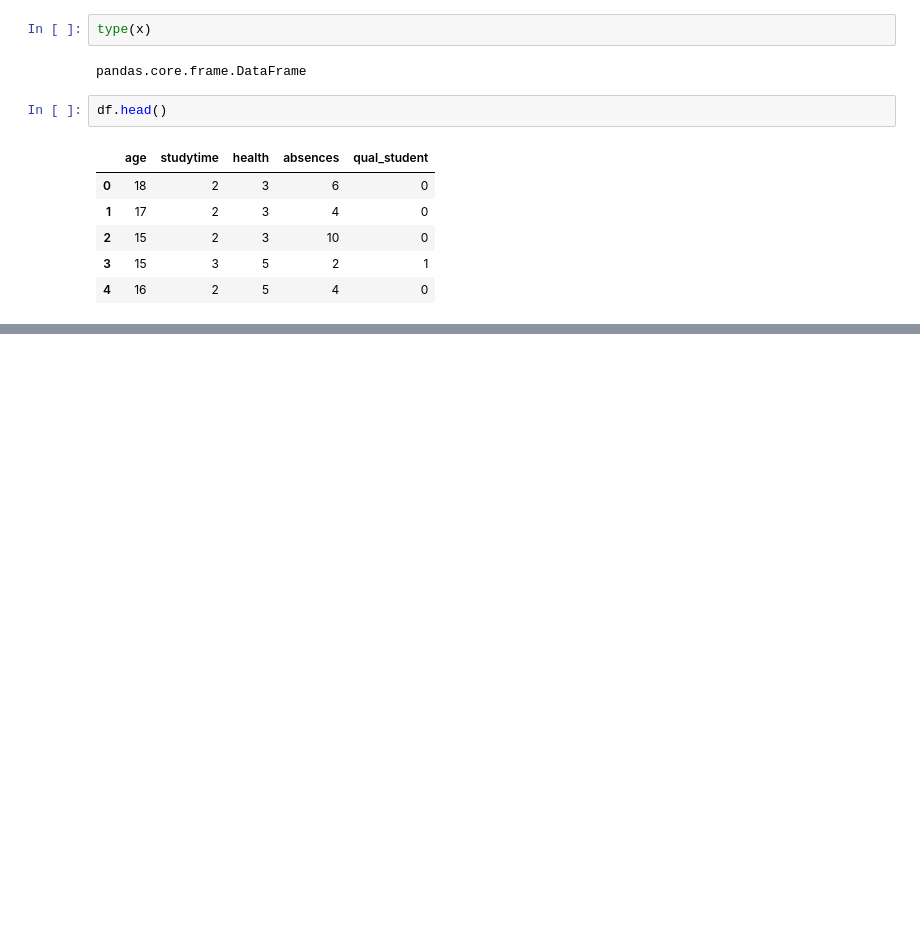
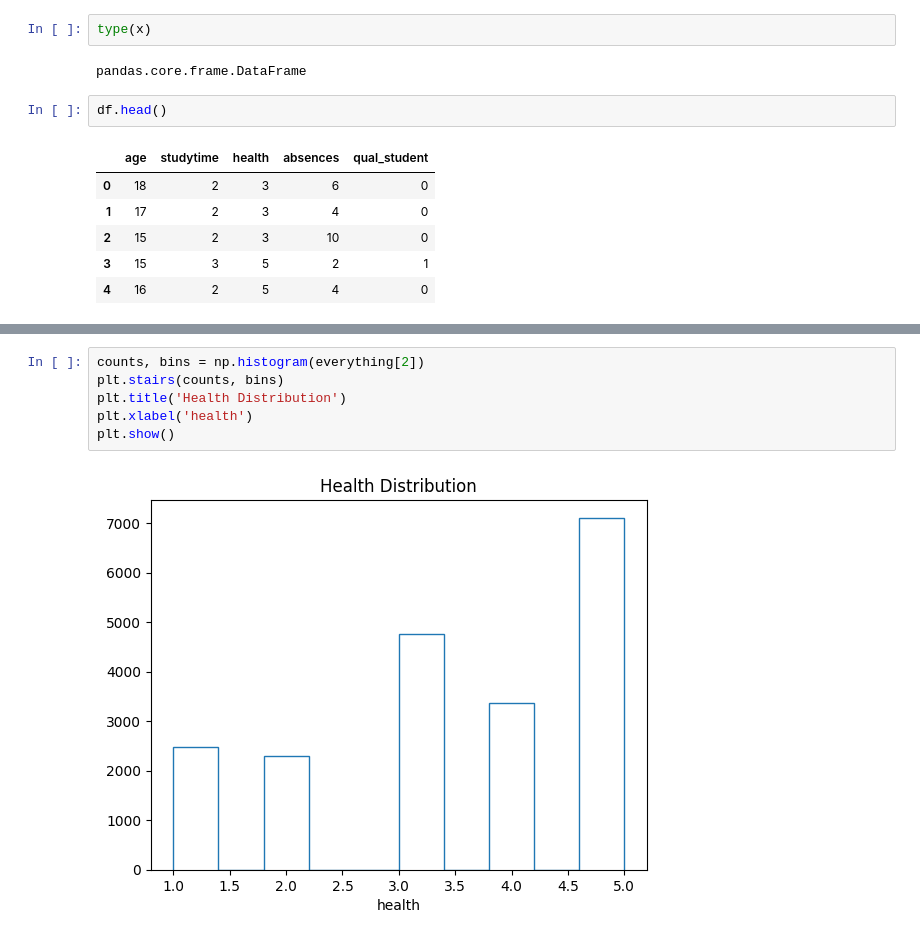
Before and after one commit to CMU-313/fall-22-hw4-amy-and-her-friends, a Jupyter notebook: model_build.ipynb, the cells around one changed output, grey strips where cells are left out. Cells and saved outputs as stored; diff of their text form; blank space fills up the shorter version.

```diff
--- a/model_build.ipynb
+++ b/model_build.ipynb
@@ -171,0 +270,8 @@ df.head()
+# %%
+counts, bins = np.histogram(everything[2])
+plt.stairs(counts, bins)
+plt.title('Health Distribution')
+plt.xlabel('health')
+plt.show()
+# %% [output]
+[figure, added]
```
Also changed, not shown: parts of 23 cells of this notebook, 2 other files.
